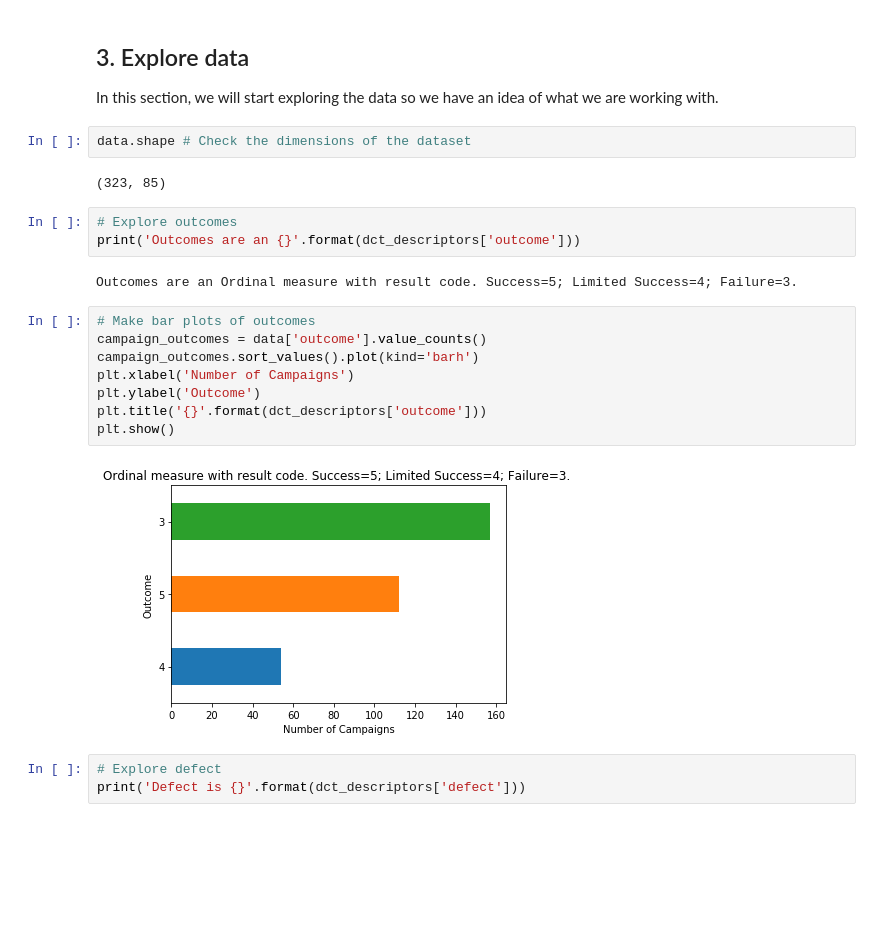
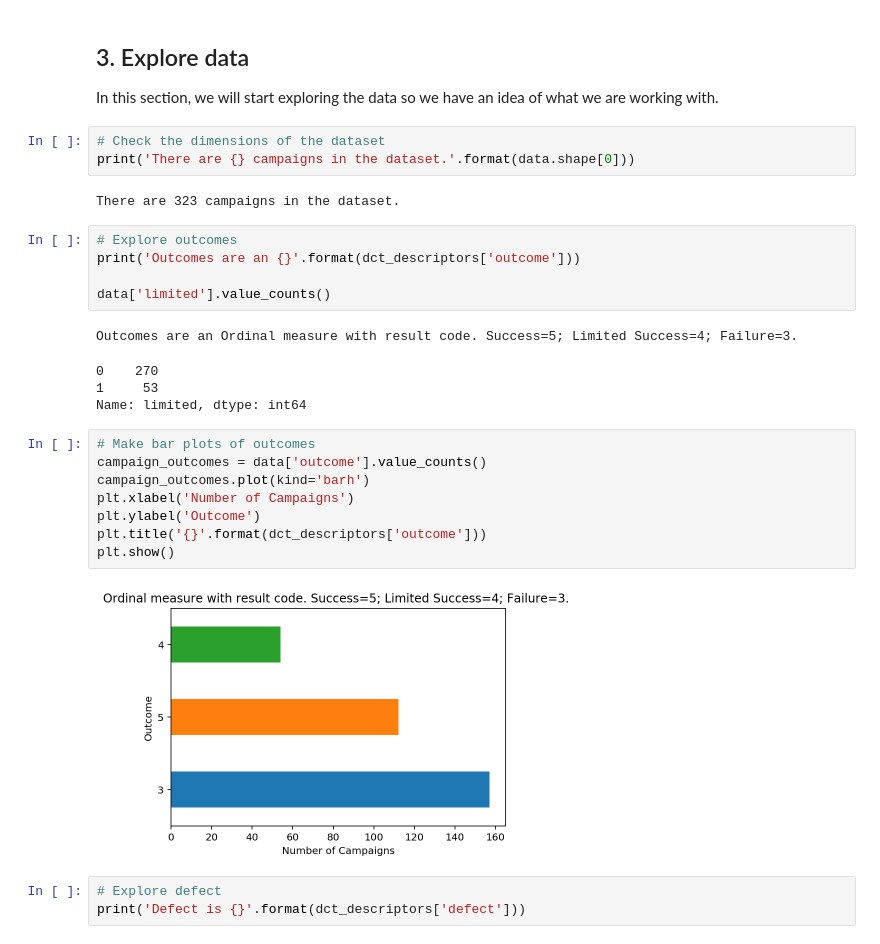
Before and after one commit to orlando-trejo/ginsberg-center-tutorials, a Jupyter notebook: ginsberg-tutorials-python/data_load_explore.ipynb, the cells around one changed output. Drawn from its saved outputs; the diff is of its cells as text; blank space fills up the shorter version.

Commit message:
Update notebook with data exploration plots.

```diff
--- a/ginsberg-tutorials-python/data_load_explore.ipynb
+++ b/ginsberg-tutorials-python/data_load_explore.ipynb
@@ -68,24 +70,30 @@ for i in range(var_descriptors.shape[0]):
 ## 3. Explore data
 In this section, we will start exploring the data so we have an idea of what we are working with.
 # %%
-data.shape # Check the dimensions of the dataset
+# Check the dimensions of the dataset
+print('There are {} campaigns in the dataset.'.format(data.shape[0]))
 # %% [output]
-(323, 85)
+There are 323 campaigns in the dataset.
 # %%
 # Explore outcomes
 print('Outcomes are an {}'.format(dct_descriptors['outcome']))
+
+data['limited'].value_counts()
 # %% [output]
 Outcomes are an Ordinal measure with result code. Success=5; Limited Success=4; Failure=3.
+0    270
+1     53
+Name: limited, dtype: int64
 # %%
 # Make bar plots of outcomes
 campaign_outcomes = data['outcome'].value_counts()
-campaign_outcomes.sort_values().plot(kind='barh')
+campaign_outcomes.plot(kind='barh')
 plt.xlabel('Number of Campaigns')
 plt.ylabel('Outcome')
 plt.title('{}'.format(dct_descriptors['outcome']))
 plt.show()
 # %% [output]
-[figure, old version]
+[figure, new version]
 # %%
 # Explore defect
 print('Defect is {}'.format(dct_descriptors['defect']))
```
Also changed, not shown: parts of 8 cells of this notebook.
